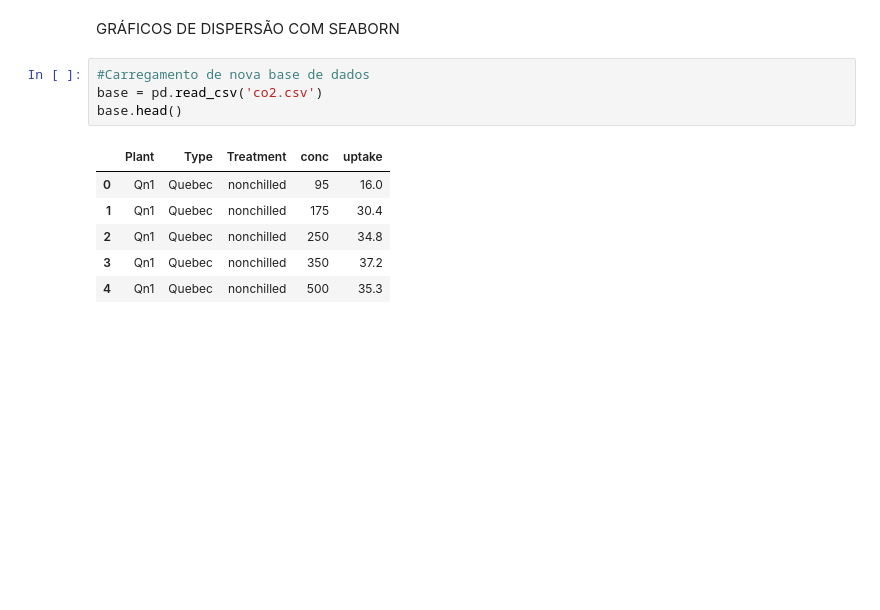
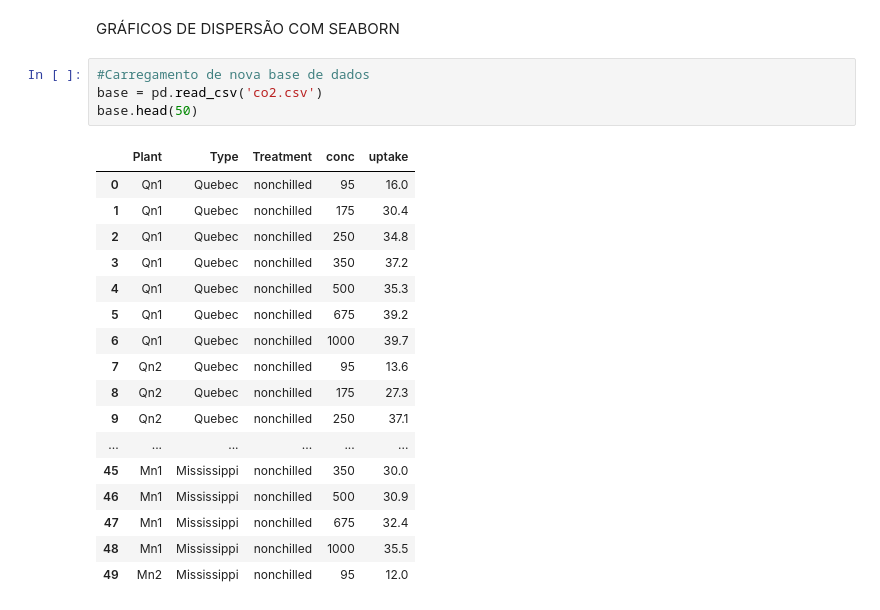
Before and after one commit to Rhuan-Messias/Python_Study, a Jupyter notebook: F_Data_Science/notebook_3/notebook_3.ipynb, the cells around one changed output. Cells and saved outputs as stored; diff of their text form; blank space fills up the shorter version.

```diff
--- a/F_Data_Science/notebook_3/notebook_3.ipynb
+++ b/F_Data_Science/notebook_3/notebook_3.ipynb
@@ -349,11 +349,22 @@ GRÁFICOS DE DISPERSÃO COM SEABORN
 # %%
 #Carregamento de nova base de dados
 base = pd.read_csv('co2.csv')
-base.head()
+base.head(50)
 # %% [output]
 |  | Plant | Type | Treatment | conc | uptake |
 | 0 | Qn1 | Quebec | nonchilled | 95 | 16.0 |
 | 1 | Qn1 | Quebec | nonchilled | 175 | 30.4 |
 | 2 | Qn1 | Quebec | nonchilled | 250 | 34.8 |
 | 3 | Qn1 | Quebec | nonchilled | 350 | 37.2 |
 | 4 | Qn1 | Quebec | nonchilled | 500 | 35.3 |
+| 5 | Qn1 | Quebec | nonchilled | 675 | 39.2 |
+| 6 | Qn1 | Quebec | nonchilled | 1000 | 39.7 |
+| 7 | Qn2 | Quebec | nonchilled | 95 | 13.6 |
+| 8 | Qn2 | Quebec | nonchilled | 175 | 27.3 |
+| 9 | Qn2 | Quebec | nonchilled | 250 | 37.1 |
+| ... | ... | ... | ... | ... | ... |
+| 45 | Mn1 | Mississippi | nonchilled | 350 | 30.0 |
+| 46 | Mn1 | Mississippi | nonchilled | 500 | 30.9 |
+| 47 | Mn1 | Mississippi | nonchilled | 675 | 32.4 |
+| 48 | Mn1 | Mississippi | nonchilled | 1000 | 35.5 |
+| 49 | Mn2 | Mississippi | nonchilled | 95 | 12.0 |
```
Also changed, not shown: parts of 22 cells of this notebook.
